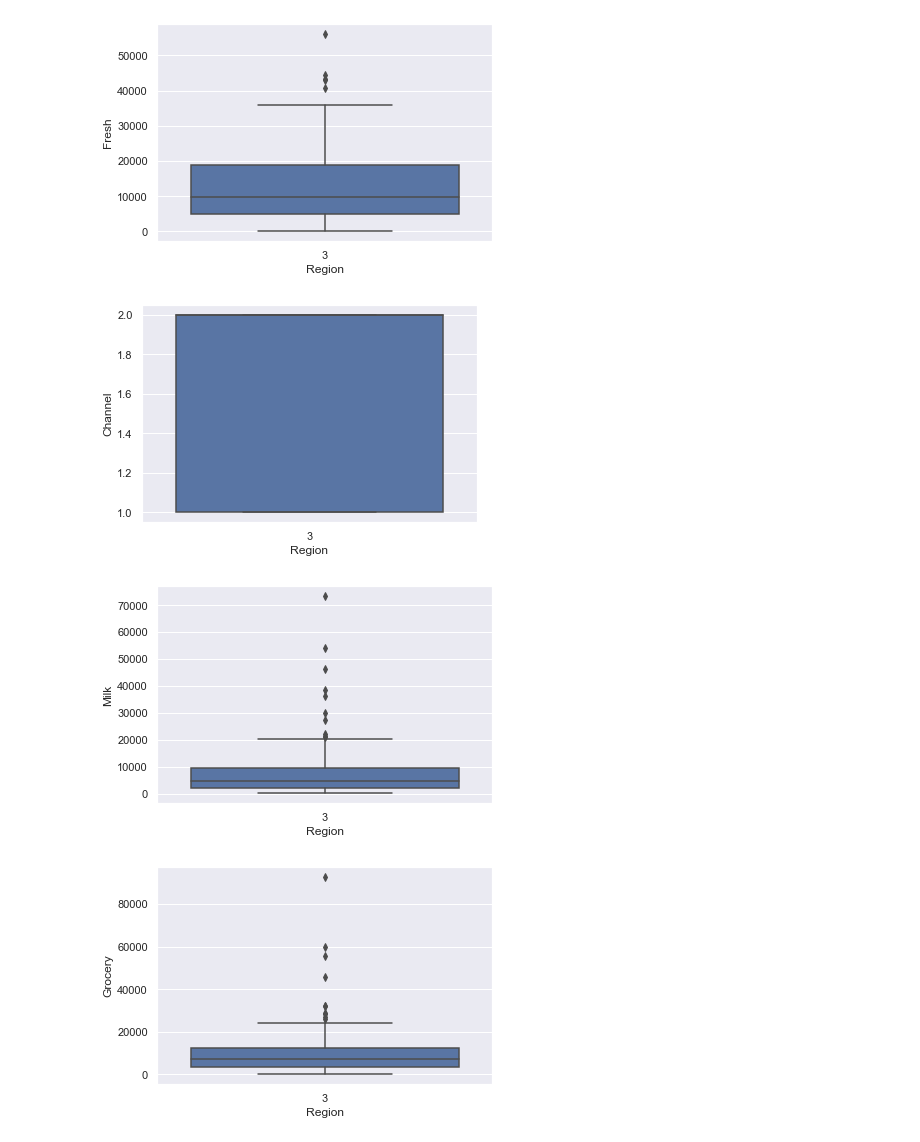
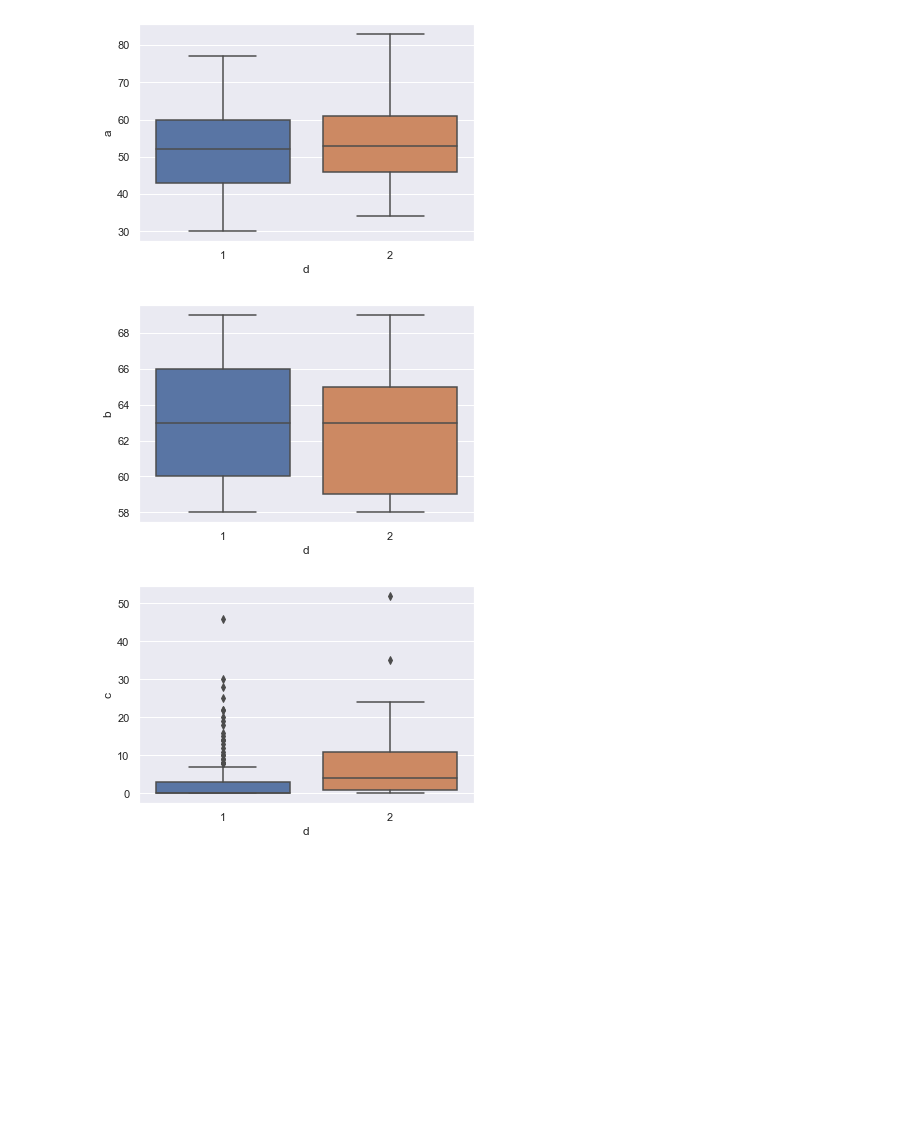
Before and after one commit to abdulrahmanEidhw/python, a Jupyter notebook: theProject/project.ipynb, the cells around one changed output. Saved outputs shown, nothing was run; the diff lists cells and outputs as text; code cells hidden in the pictures; blank space fills up the shorter version.

```diff
--- a/theProject/project.ipynb
+++ b/theProject/project.ipynb
@@ -5,8 +5,11 @@ import numpy as np
 import seaborn as sns #visualisation
 import matplotlib.pyplot as plt #drawing library
 from sklearn import datasets
-dataset=pd.read_csv(r'C:\Users\2\Desktop\theProject\Wholesale customers data.csv',
-                        delimiter=',',
-                        header=0)
+%matplotlib inline
+sns.set(color_codes=True)
+dataset=pd.read_csv(r'C:\Users\2\Desktop\theProject\haberman.data', delimiter=',',
+                        header=0,
+                       names=['a','b','c','d']
+                        )
 dataset.head(9)
 # %% [output]
@@ -64,18 +53,11 @@ for ojha, feature in enumerate(list(dataset.columns)[:-1]):
 # %%
-sns.boxplot(x='Region', y='Fresh', data=dataset)
+sns.boxplot(x='d', y='a', data=dataset)
 plt.show()
-sns.boxplot(x='Region', y='Channel', data=dataset)
+sns.boxplot(x='d', y='b', data=dataset)
 plt.show()
-sns.boxplot(x='Region', y='Milk', data=dataset)
+sns.boxplot(x='d', y='c', data=dataset)
 plt.show()
-sns.boxplot(x='Region', y='Grocery', data=dataset)
-plt.show()
-sns.boxplot(x='Region', y='Frozen', data=dataset)
-plt.show()
-sns.boxplot(x='Region', y='Frozen', data=dataset)
-plt.show()
 # %% [output]
-[figure, old version]
+[figure, new version]
-[figure, old version]
+[figure, new version]
-[figure, old version]
+[figure, new version]
-[figure, removed]
```
Also changed, not shown: parts of 35 cells of this notebook, 1 other file.
